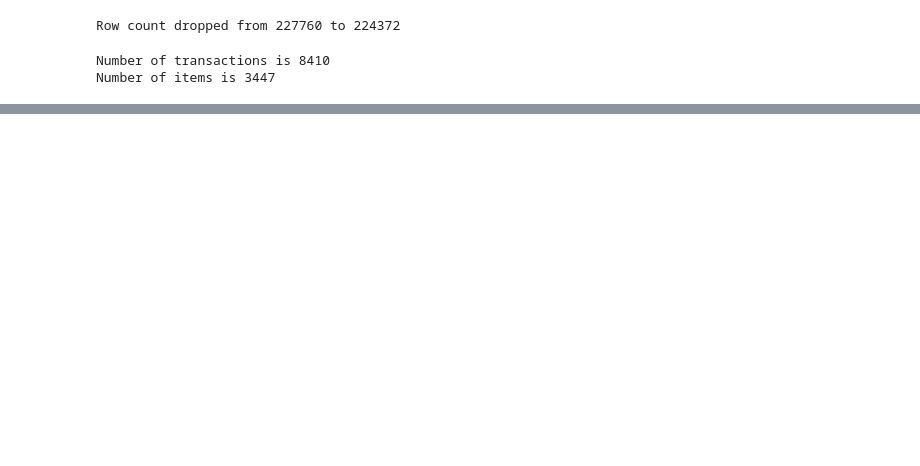
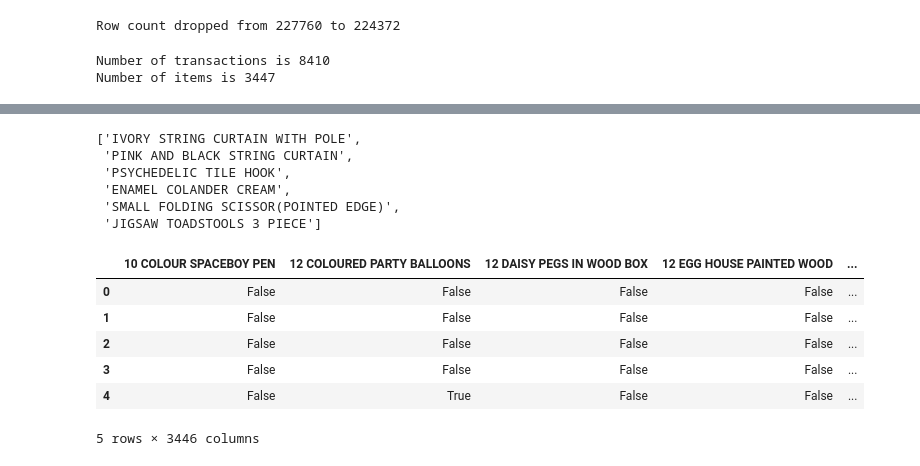
Before and after one commit to iliya1984/DevML, a Jupyter notebook: market_basket_analysis/novelty_gift_analysis.ipynb, the cells around one changed output, grey strips where cells are left out. Drawn from its saved outputs; the diff is of its cells as text; code cells hidden in the pictures; blank space fills up the shorter version.

Commit message:
Added item map generation

```diff
--- a/market_basket_analysis/novelty_gift_analysis.ipynb
+++ b/market_basket_analysis/novelty_gift_analysis.ipynb
@@ -80,3 +88,7 @@ print(f'Number of items is {len(gifts_df[Columns.DESCRIPTION].unique())}')
 # %% [output]
 Number of transactions is 8410
 Number of items is 3447
+# %%
+# Recover unique InvoiceNo's.
+invoice_numbers = gifts_df[Columns.INVOICE_NO].unique()
+print(f'{len(invoice_numbers)} unique invoice numbers was found')
@@ -82,0 +97,14 @@ Number of items is 3447
+# %%
+#Create a basket of items for each transaction
+transactions = []
+
+i = 1
+for invoice_no in invoice_numbers:
+
+    if i % 500 == 0:
+        print(f'invoice {i} processed')
+
+    filt = gifts_df[Columns.INVOICE_NO] == invoice_no
+    transaction = list(gifts_df[filt].description.astype(str))
+    transactions.append(transaction)
+    i = i + 1
@@ -82,0 +145,35 @@ Number of items is 3447
+# %%
+transactions[0]
+# %% [output]
+['IVORY STRING CURTAIN WITH POLE',
+ 'PINK AND BLACK STRING CURTAIN',
+ 'PSYCHEDELIC TILE HOOK',
+ 'ENAMEL COLANDER CREAM',
+ 'SMALL FOLDING SCISSOR(POINTED EDGE)',
+ 'JIGSAW TOADSTOOLS 3 PIECE']
+# %%
+# Instantiate transaction encoder.
+encoder = TransactionEncoder()
+
+# One-hot encode transactions.
+item_map = encoder.fit(transactions).transform(transactions)
+
+# Use unique items as column headers.
+item_map_df = pd.DataFrame(item_map, columns = encoder.columns_).drop('nan', axis=1)
+
+item_map_df.to_csv(index=False)
+
+filepath = Path('../datasets/outputs/market_basket/gits_item_map.csv')
+filepath.parent.mkdir(parents=True, exist_ok=True)
+item_map_df.to_csv(filepath)
+
+# Print onehot header.
+item_map_df.head()
+# %% [output]
+|  | 10 COLOUR SPACEBOY PEN | 12 COLOURED PARTY BALLOONS | 12 DAISY PEGS IN WOOD BOX | 12 EGG HOUSE PAINTED WOOD | ... |
+| 0 | False | False | False | False | ... |
+| 1 | False | False | False | False | ... |
+| 2 | False | False | False | False | ... |
+| 3 | False | False | False | False | ... |
+| 4 | False | True | False | False | ... |
+5 rows × 3446 columns
```
Also changed, not shown: parts of 8 cells of this notebook, 1 other file.
